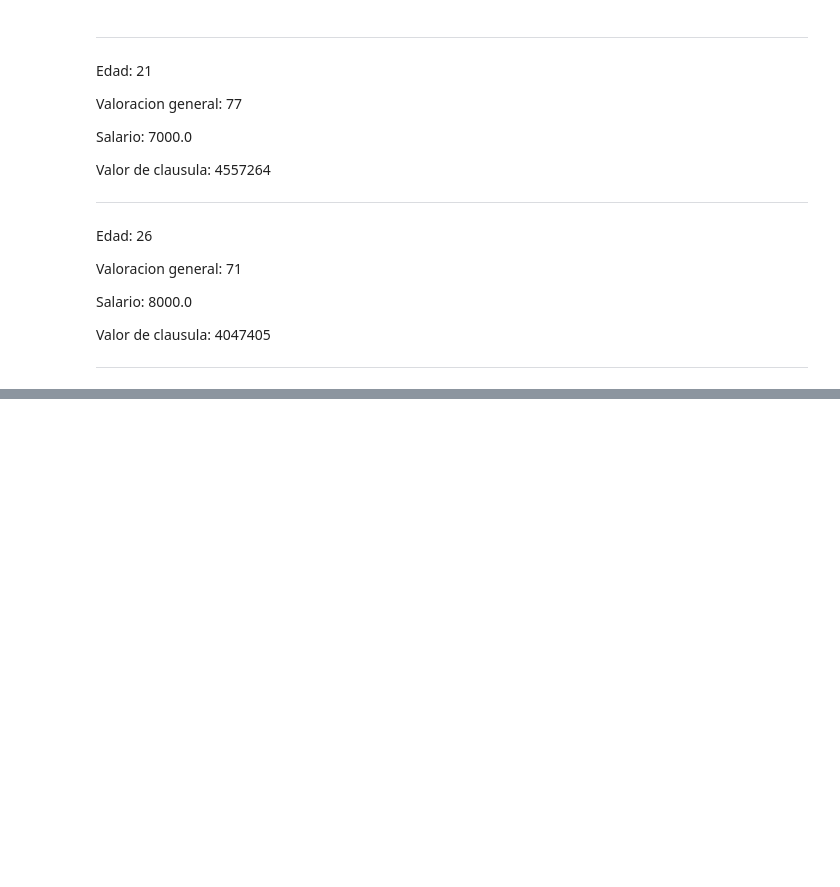
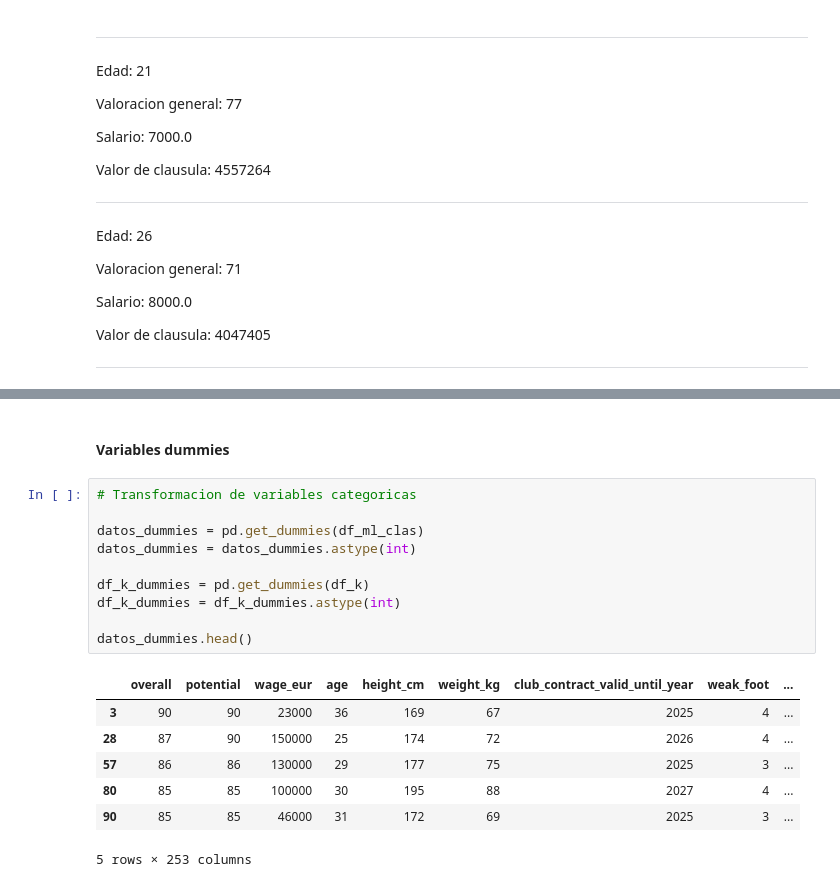
Before and after one commit to MatiasKige/Data-Science-FIFA, a Jupyter notebook: Proyecto FIFA.ipynb, the cells around one changed output, grey strips where cells are left out. Cells and saved outputs as stored; diff of their text form; blank space fills up the shorter version.

```diff
--- a/Proyecto FIFA.ipynb
+++ b/Proyecto FIFA.ipynb
@@ -2955,0 +2925,20 @@ Valor de clausula: 4047405
+# %% [markdown]
+#### Variables dummies
+# %%
+# Transformacion de variables categoricas
+
+datos_dummies = pd.get_dummies(df_ml_clas)
+datos_dummies = datos_dummies.astype(int)
+
+df_k_dummies = pd.get_dummies(df_k)
+df_k_dummies = df_k_dummies.astype(int)
+
+datos_dummies.head()
+# %% [output]
+|  | overall | potential | wage_eur | age | height_cm | weight_kg | club_contract_valid_until_year | weak_foot | ... |
+| 3 | 90 | 90 | 23000 | 36 | 169 | 67 | 2025 | 4 | ... |
+| 28 | 87 | 90 | 150000 | 25 | 174 | 72 | 2026 | 4 | ... |
+| 57 | 86 | 86 | 130000 | 29 | 177 | 75 | 2025 | 3 | ... |
+| 80 | 85 | 85 | 100000 | 30 | 195 | 88 | 2027 | 4 | ... |
+| 90 | 85 | 85 | 46000 | 31 | 172 | 69 | 2025 | 3 | ... |
+5 rows × 253 columns
```
Also changed, not shown: parts of 86 cells of this notebook.
